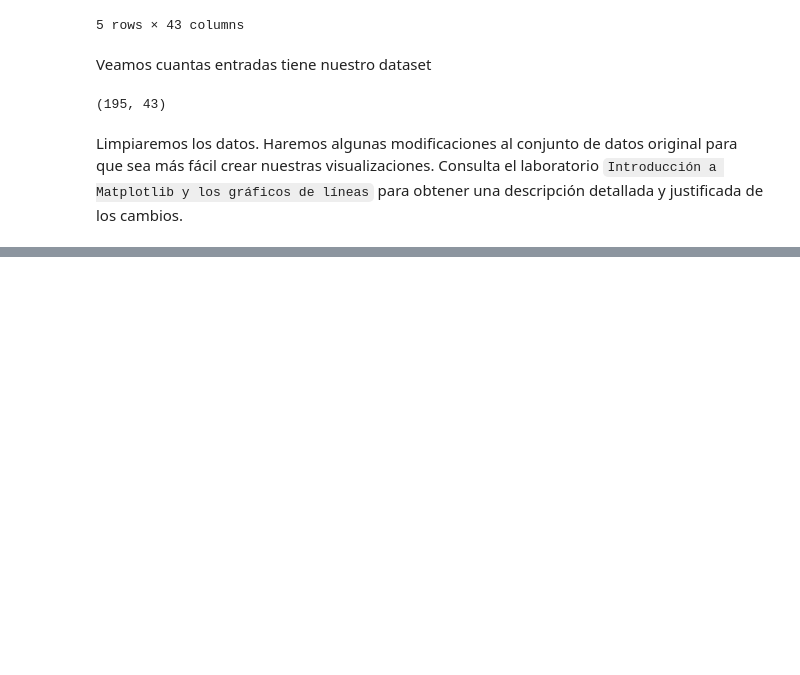
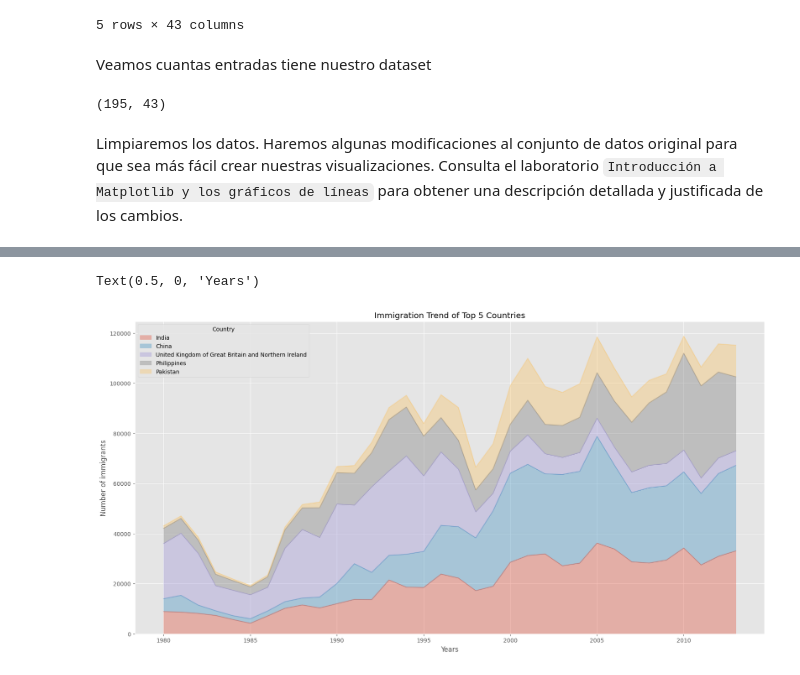
Before and after one commit to reivincitot/Curso-ibm, a Jupyter notebook: Data visualization with python/areaPlotHistogramsAndBarPlots_lab2.ipynb, the cells around one changed output, grey strips where cells are left out. Saved outputs shown, nothing was run; the diff lists cells and outputs as text; code cells hidden in the pictures; blank space fills up the shorter version.

```diff
--- a/Data visualization with python/areaPlotHistogramsAndBarPlots_lab2.ipynb
+++ b/Data visualization with python/areaPlotHistogramsAndBarPlots_lab2.ipynb
@@ -56,0 +265,10 @@ Limpiaremos los datos. Haremos algunas modificaciones al conjunto de datos origi
+# %%
+#Opción 2: opción preferida y con mayor flexibilidad.
+ax=df_top5.plot(kind="area", alpha=0.35, figsize=(20,10))
+
+ax.set_title("Immigration Trend of Top 5 Countries")
+ax.set_ylabel("Number of immigrants")
+ax.set_xlabel("Years")
+# %% [output]
+Text(0.5, 0, 'Years')
+[figure, added]
```
Also changed, not shown: parts of 33 cells of this notebook.
